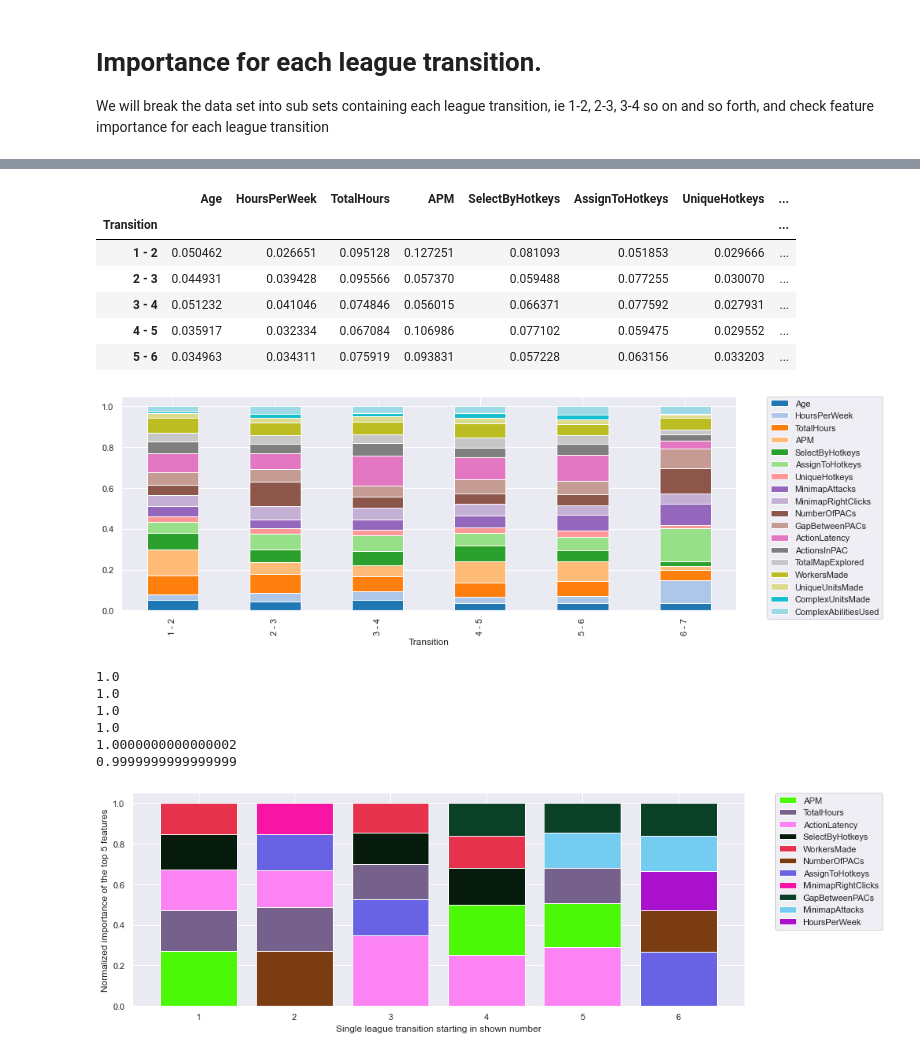
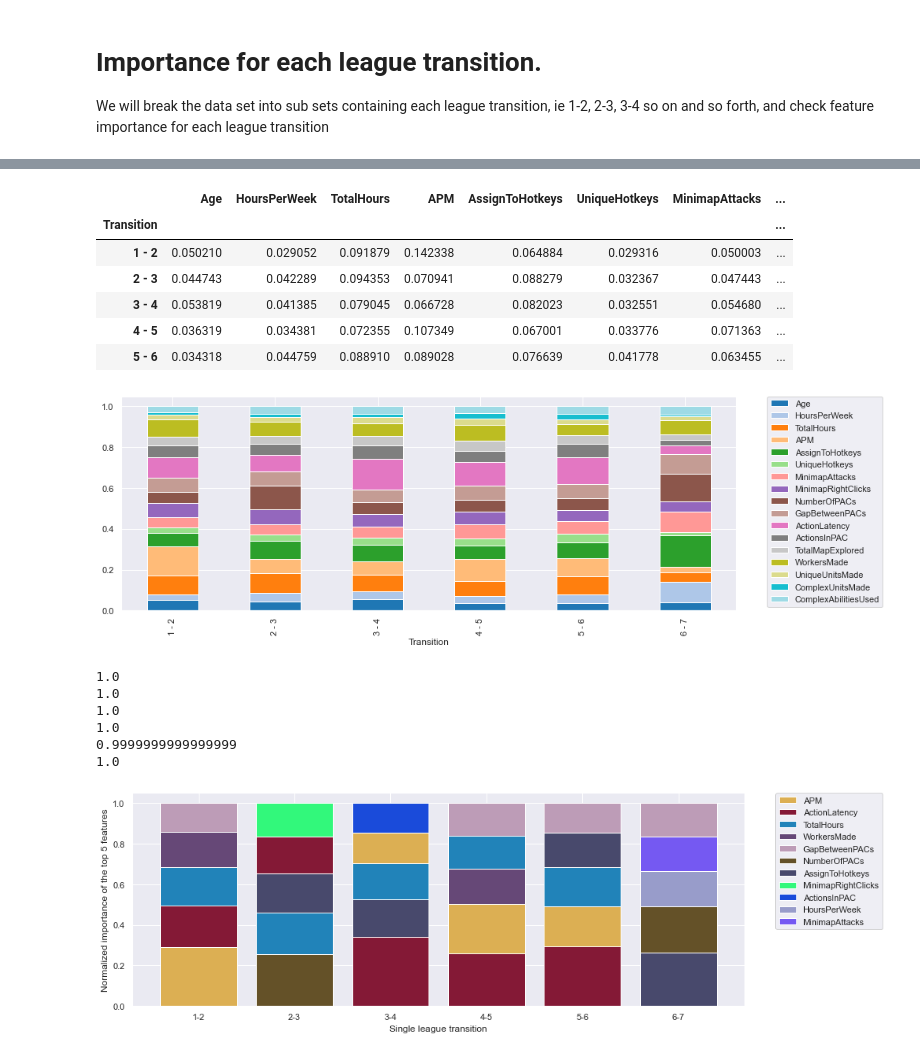
Before and after one commit to theGetz1995/Starcraft2LeagueClassification, a Jupyter notebook: notebooks/03_Getz_Feature_Importance.ipynb, the cells around one changed output, grey strips where cells are left out. Cells and saved outputs as stored; diff of their text form; code cells hidden in the pictures.

```diff
--- a/notebooks/03_Getz_Feature_Importance.ipynb
+++ b/notebooks/03_Getz_Feature_Importance.ipynb
@@ -36,7 +36,7 @@ memory usage: 547.6 KB
 # Importance for the entire data set:
 # %%
 #Split for testing feature importance on the whole set
-SCfeatureNames = ['Age','HoursPerWeek','TotalHours','APM','SelectByHotkeys','AssignToHotkeys','UniqueHotkeys','MinimapAttacks','MinimapRightClicks','NumberOfPACs','GapBetweenPACs','ActionLatency','ActionsInPAC','TotalMapExplored','WorkersMade','UniqueUnitsMade','ComplexUnitsMade','ComplexAbilitiesUsed']
+SCfeatureNames = ['Age','HoursPerWeek','TotalHours','APM','AssignToHotkeys','UniqueHotkeys','MinimapAttacks','MinimapRightClicks','NumberOfPACs','GapBetweenPACs','ActionLatency','ActionsInPAC','TotalMapExplored','WorkersMade','UniqueUnitsMade','ComplexUnitsMade','ComplexAbilitiesUsed']
 X = starcraft[SCfeatureNames]
 y = starcraft['LeagueIndex']
 X_train,X_test,y_train,y_test = train_test_split(X,y,test_size=.25,random_state=420)
@@ -57,4 +77,5 @@ def feat_sort(features,importances):
 # %%
+starcraft = starcraft.drop('SelectByHotkeys',axis=1)
 sorted_idx = rf.feature_importances_.argsort()
 SCfeatureNamesSorted = feat_sort(SCfeatureNames,rf.feature_importances_)
 plt.barh(SCfeatureNamesSorted, rf.feature_importances_[sorted_idx])
@@ -115,13 +136,13 @@ for importance in featImpPerTrans:
 importanceDF.set_index('Transition', inplace=True)
 importanceDF.head()
 # %% [output]
-|  | Age | HoursPerWeek | TotalHours | APM | SelectByHotkeys | AssignToHotkeys | UniqueHotkeys | ... |
+|  | Age | HoursPerWeek | TotalHours | APM | AssignToHotkeys | UniqueHotkeys | MinimapAttacks | ... |
 | Transition |  |  |  |  |  |  |  | ... |
-| 1 - 2 | 0.050462 | 0.026651 | 0.095128 | 0.127251 | 0.081093 | 0.051853 | 0.029666 | ... |
-| 2 - 3 | 0.044931 | 0.039428 | 0.095566 | 0.057370 | 0.059488 | 0.077255 | 0.030070 | ... |
-| 3 - 4 | 0.051232 | 0.041046 | 0.074846 | 0.056015 | 0.066371 | 0.077592 | 0.027931 | ... |
-| 4 - 5 | 0.035917 | 0.032334 | 0.067084 | 0.106986 | 0.077102 | 0.059475 | 0.029552 | ... |
-| 5 - 6 | 0.034963 | 0.034311 | 0.075919 | 0.093831 | 0.057228 | 0.063156 | 0.033203 | ... |
+| 1 - 2 | 0.050210 | 0.029052 | 0.091879 | 0.142338 | 0.064884 | 0.029316 | 0.050003 | ... |
+| 2 - 3 | 0.044743 | 0.042289 | 0.094353 | 0.070941 | 0.088279 | 0.032367 | 0.047443 | ... |
+| 3 - 4 | 0.053819 | 0.041385 | 0.079045 | 0.066728 | 0.082023 | 0.032551 | 0.054680 | ... |
+| 4 - 5 | 0.036319 | 0.034381 | 0.072355 | 0.107349 | 0.067001 | 0.033776 | 0.071363 | ... |
+| 5 - 6 | 0.034318 | 0.044759 | 0.088910 | 0.089028 | 0.076639 | 0.041778 | 0.063455 | ... |
 # %%
 sns.set(rc = {'figure.figsize':(14,5)})
 colors = cm.get_cmap('tab20',18)
@@ -129,37 +150,38 @@ importanceDF.plot(kind='bar',stacked=True,colormap=colors)
 plt.legend(bbox_to_anchor=(1.05, 1), loc=2, borderaxespad=0.)
 plt.show()
 # %% [output]
-[figure, old version]
+[figure, new version]
 # %%
 colorsDict={}
 handle_list = []
 label_list=[]
-for num in range(18):
+for num in range(17):
     colorsDict[SCfeatureNames[num]] = '#%06X' % randint(0, 0xFFFFFF)
 for i in range(1,7):
     tempDF = pd.DataFrame(columns=['feature','data'])
-    for y in range(17,12,-1):
+    for y in range(16,11,-1):
         tempDF.loc[len(tempDF.index)] = [featImpPairs[i-1][0][y],featImpPairs[i-1][1][y]]
     tempDF['data'] = tempDF['data']/tempDF['data'].sum()
     print(tempDF['data'].sum())
     bottom = 0
     for row in tempDF.index:
         plt.bar(x=i,height=tempDF.iloc[row,1],bottom=bottom,label=tempDF.iloc[row,0],color=colorsDict[tempDF.iloc[row,0]])
         bottom += tempDF.iloc[row,1]
         handles, labels = plt.gca().get_legend_handles_labels()
         for handle, label in zip(handles, labels):
             if label not in label_list:
                 handle_list.append(handle)
                 label_list.append(label)
     plt.legend(handle_list,label_list,bbox_to_anchor=(1.05, 1), loc=2, borderaxespad=0.)
-plt.xlabel('Single league transition starting in shown number')
+plt.xlabel('Single league transition')
 plt.ylabel('Normalized importance of the top 5 features')
+plt.xticks([1,2,3,4,5,6],['1-2','2-3','3-4','4-5','5-6','6-7'])
 plt.show()
 # %% [output]
 1.0
 1.0
 1.0
 1.0
-1.0000000000000002
 0.9999999999999999
+1.0
-[figure, old version]
+[figure, new version]
```
Also changed, not shown: parts of 4 cells of this notebook, 1 other file.
